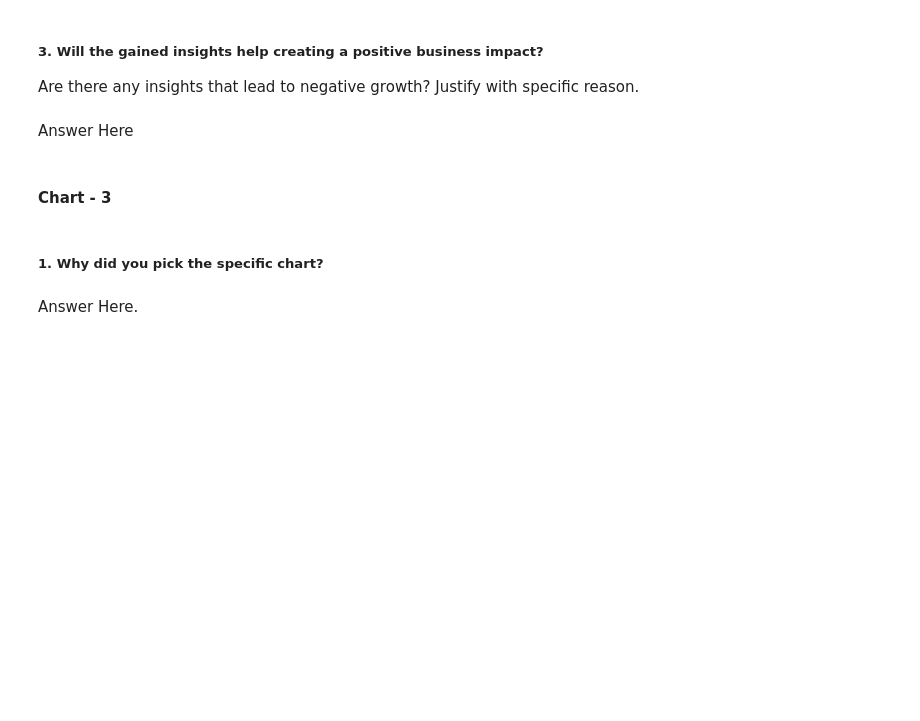
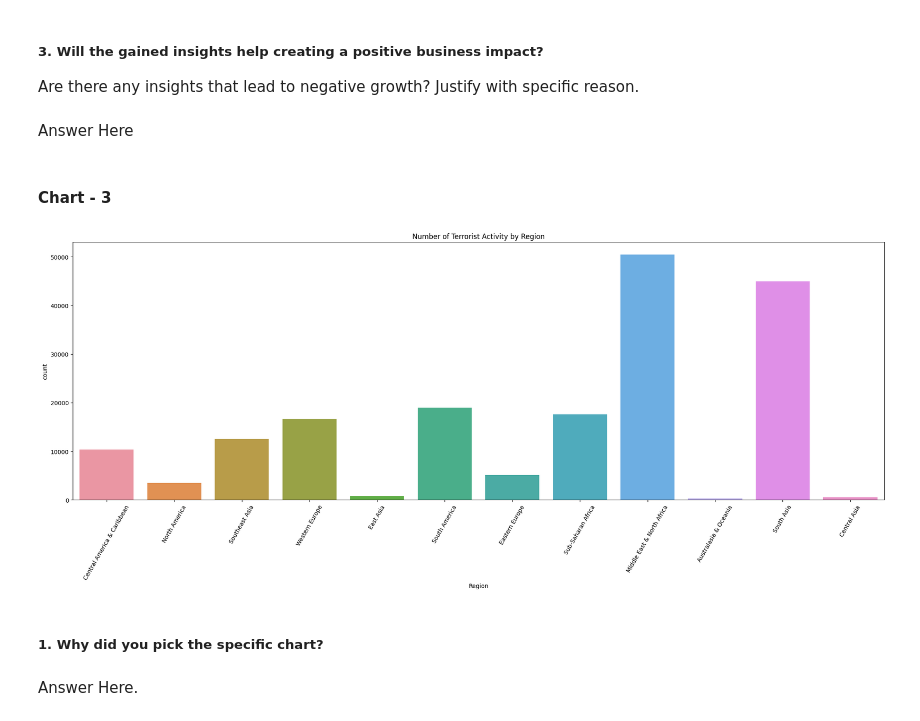
Before and after one commit to imyush11/-EDA-CAPSTONE-, a Jupyter notebook: EDA_Global_Terrorism_Dataset_Project.ipynb, the cells around one changed output. Cells and saved outputs as stored; diff of their text form; code cells hidden in the pictures; blank space fills up the shorter version.

```diff
--- a/EDA_Global_Terrorism_Dataset_Project.ipynb
+++ b/EDA_Global_Terrorism_Dataset_Project.ipynb
@@ -365,3 +398,21 @@ Answer Here
+# %%
+# Chart - 3 visualization code
+# Creating a figure and setting the figure size
+plt.figure(figsize=(25,8))
+
+# Creating a count plot
+sns.countplot(data=tdf, x="Region")
+
+# Adding a title
+plt.title("Number of Terrorist Activity by Region")
+
+# Setting the rotation of xticks
+plt.xticks(rotation = 60)
+
+# Showing the plot
+plt.show()
+# %% [output]
+[figure, added]
 # %% [markdown]
 ##### 1. Why did you pick the specific chart?
 # %% [markdown]
```
Also changed, not shown: parts of 223 cells of this notebook.
